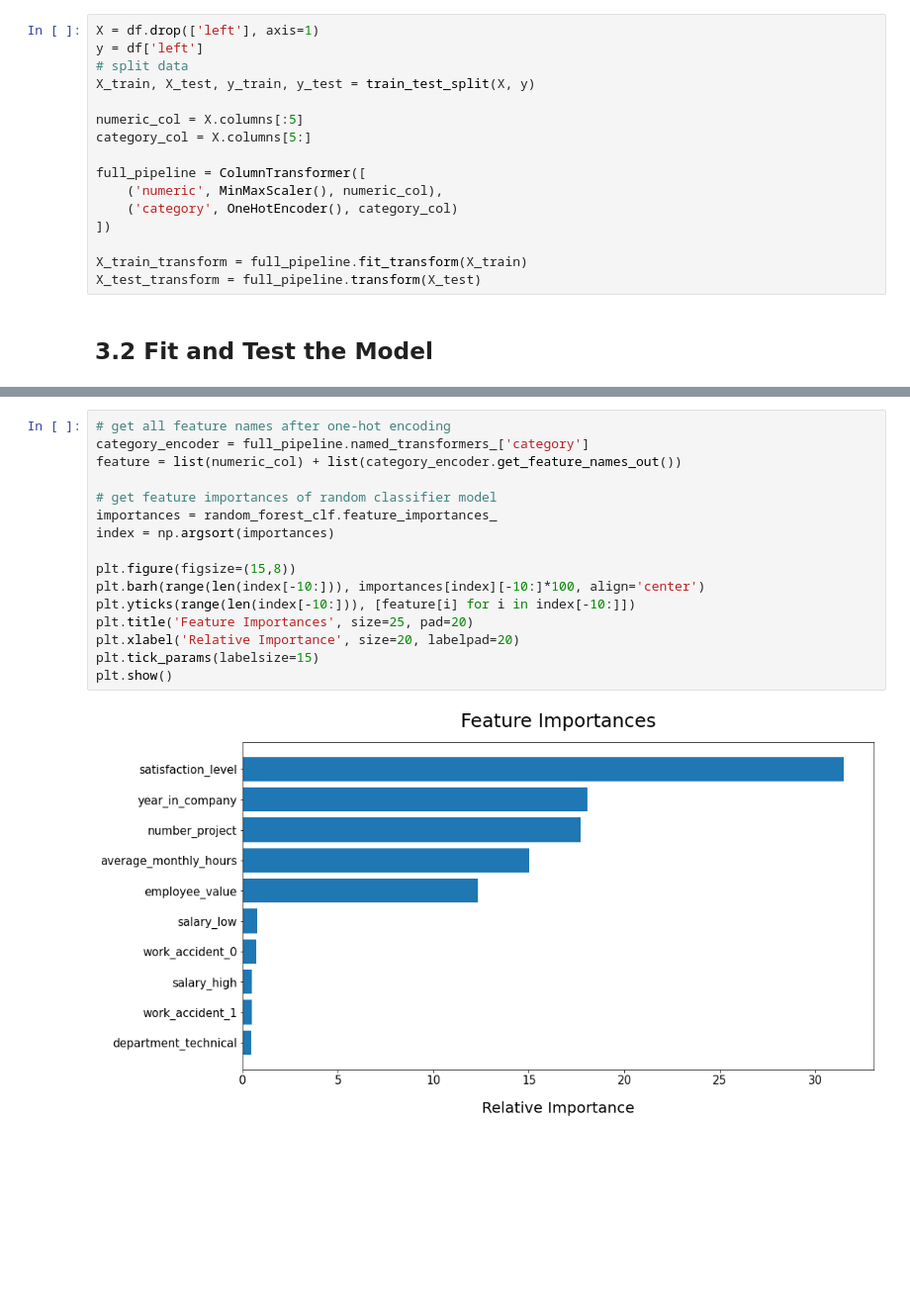
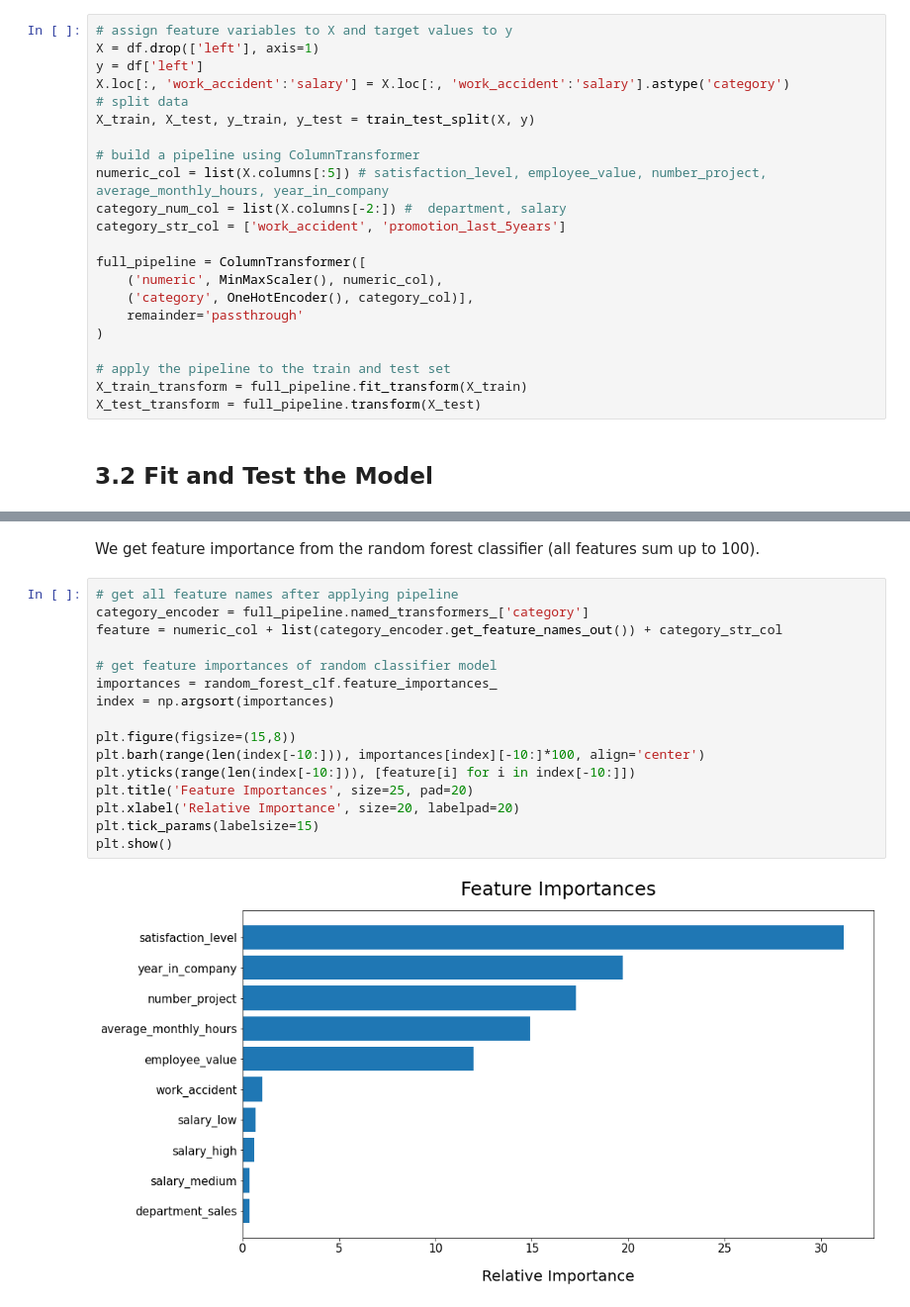
Before and after one commit to YongHHuang/employee_attrition_rate, a Jupyter notebook: hr_data_analytics.ipynb, the cells around one changed output, grey strips where cells are left out. Shown: that part at 99% size. Cells and saved outputs as stored; diff of their text form; blank space fills up the shorter version.

```diff
--- a/hr_data_analytics.ipynb
+++ b/hr_data_analytics.ipynb
@@ -456,17 +470,23 @@ Finally, we get features importances
 # %%
+# assign feature variables to X and target values to y
 X = df.drop(['left'], axis=1)
 y = df['left']
+X.loc[:, 'work_accident':'salary'] = X.loc[:, 'work_accident':'salary'].astype('category')
 # split data
 X_train, X_test, y_train, y_test = train_test_split(X, y)
 
-numeric_col = X.columns[:5]
-category_col = X.columns[5:]
+# build a pipeline using ColumnTransformer
+numeric_col = list(X.columns[:5]) # satisfaction_level, employee_value, number_project, average_monthly_hours, year_in_company
+category_num_col = list(X.columns[-2:]) #  department, salary
+category_str_col = ['work_accident', 'promotion_last_5years']
 
 full_pipeline = ColumnTransformer([
     ('numeric', MinMaxScaler(), numeric_col),
-    ('category', OneHotEncoder(), category_col)
-])
+    ('category', OneHotEncoder(), category_col)],
+    remainder='passthrough'
+)
 
+# apply the pipeline to the train and test set
 X_train_transform = full_pipeline.fit_transform(X_train)
 X_test_transform = full_pipeline.transform(X_test)
 # %% [markdown]
@@ -505,18 +525,20 @@ plt.show()
+# %% [markdown]
+We get feature importance from the random forest classifier (all features sum up to 100).
 # %%
-# get all feature names after one-hot encoding
+# get all feature names after applying pipeline
 category_encoder = full_pipeline.named_transformers_['category']
-feature = list(numeric_col) + list(category_encoder.get_feature_names_out())
+feature = numeric_col + list(category_encoder.get_feature_names_out()) + category_str_col
 
 # get feature importances of random classifier model
 importances = random_forest_clf.feature_importances_
 index = np.argsort(importances)
 
 plt.figure(figsize=(15,8))
 plt.barh(range(len(index[-10:])), importances[index][-10:]*100, align='center')
 plt.yticks(range(len(index[-10:])), [feature[i] for i in index[-10:]])
 plt.title('Feature Importances', size=25, pad=20)
 plt.xlabel('Relative Importance', size=20, labelpad=20)
 plt.tick_params(labelsize=15)
 plt.show()
 # %% [output]
-[figure, old version]
+[figure, new version]
```
Also changed, not shown: parts of 6 cells of this notebook, 1 other file.
